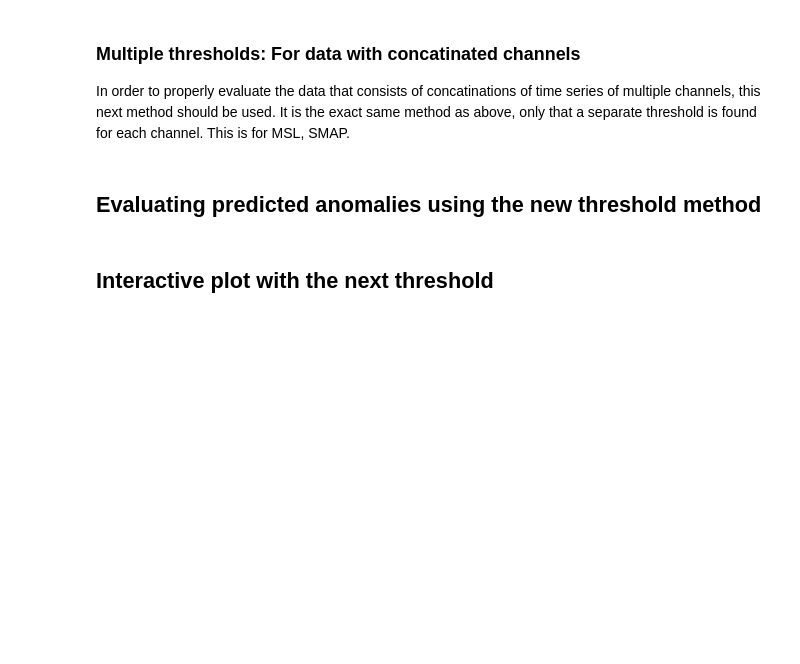
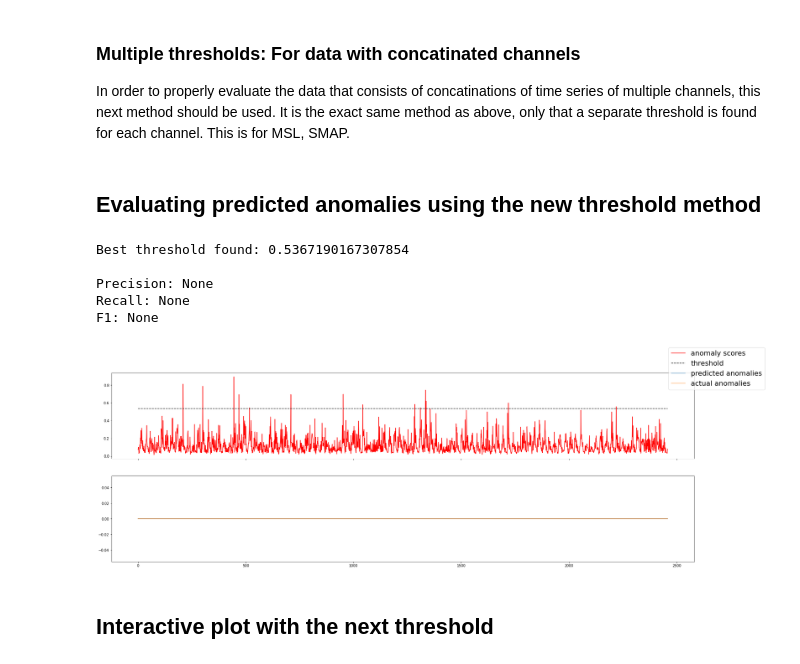
Before and after one commit to ML4ITS/mtad-gat-pytorch, a Jupyter notebook: visualization/result_visualizer.ipynb, the cells around one changed output. Cells and saved outputs as stored; diff of their text form; code cells hidden in the pictures; blank space fills up the shorter version.

```diff
--- a/visualization/result_visualizer.ipynb
+++ b/visualization/result_visualizer.ipynb
@@ -128,9 +138,9 @@ def adjust_predicts(score, label, threshold, advance=1, pred=None, calc_latency=
 import more_itertools as mit
 
 #data_name = "SMD/3-4"
-data_name = 'MSL'
+#data_name = 'MSL'
 #data_name = 'SMAP'
-# data_name = 'TELENOR'
+data_name = 'TELENOR/J0847/21042021_232131'
 
 output_path = f'../output/{data_name}'
 plotter = Plotter(output_path)
@@ -146,15 +160,12 @@ For MSL, SMAP and TELENOR, the time series for different channels are concatinat
 Each has a file called *labeled_anomalies.csv* that holds information about how long the sequences for each channel is (SMAP and MSL shares this file).
 # %%
-if data_name in ['SMAP', 'MSL', 'TELENOR']:
-    if data_name == 'TELENOR':
-        md = pd.read_csv('../datasets/TELENOR/labeled_anomalies.csv')
-    else:
-        md = pd.read_csv('../datasets/data/labeled_anomalies.csv')
-        # If SMAP or MSL, only keep channels belonging to that dataset:
-        # Also, P-2 is not included for some reason
-        if 'spacecraft' in md.columns:
-            md = md[md['spacecraft'] == data_name]
-            md = md[md['chan_id'] != 'P-2']
+if data_name in ['SMAP', 'MSL']:
+    md = pd.read_csv('../datasets/data/labeled_anomalies.csv')
+    # If SMAP or MSL, only keep channels belonging to that dataset:
+    # Also, P-2 is not included for some reason
+    if 'spacecraft' in md.columns:
+        md = md[md['spacecraft'] == data_name]
+        md = md[md['chan_id'] != 'P-2']
 
     # Sort values by channel
     md = md.sort_values(by=['chan_id'])
@@ -274,40 +285,46 @@ def find_epsilon_multiple_channels(test_scores):
 # %%
 fig, axs = plt.subplots(2, figsize=(30, 10), sharex=True, )
 
-# For SMD
-if 'SMD' in data_name:
+# For SMD, TELENOR
+if 'SMD' in data_name or data_name.startswith('TELENOR'):
     best_epsilon = find_epsilon(test_scores)
     print(f'Best threshold found: {best_epsilon}\n')
-
-    pred_anom_adjusted = adjust_predicts(test_scores, true_anom, best_epsilon)
-    f1, precision, recall, TP, TN, FP, FN = calc_point2point(pred_anom_adjusted, true_anom)
+    if data_name.startswith('TELENOR'):
+        pred_anom_adjusted = [0]*len(epsilons)
+        f1, precision, recall, TP, TN, FP, FN = None, None, None, None, None, None, None
+    else:
+        pred_anom_adjusted = adjust_predicts(test_scores, true_anom, best_epsilon)
+        f1, precision, recall, TP, TN, FP, FN = calc_point2point(pred_anom_adjusted, true_anom)
     epsilons = [best_epsilon for i in range(len(test_scores))]
 
-# For MSL, SMAP or TELENOR:
+# For MSL, SMAP
 else:
     epsilons = find_epsilon_multiple_channels(test_scores)
-    if data_name != "TELENOR":
-        pred_anom_adjusted = adjust_predicts(test_scores, true_anom, epsilons)
-        f1, precision, recall, TP, TN, FP, FN = calc_point2point(pred_anom_adjusted, true_anom)
-    else:
-        pred_anom_adjusted = [0]*len(epsilons)
-        f1, precision, recall, TP, TN, FP, FN = None, None, None, None, None, None, None
+    pred_anom_adjusted = adjust_predicts(test_scores, true_anom, epsilons)
+    f1, precision, recall, TP, TN, FP, FN = calc_point2point(pred_anom_adjusted, true_anom)
 
     if data_name == 'MSL':
         axs[0].set_ylim([0, 5])
 
 
 
 print(f'Precision: {precision}')
 print(f'Recall: {recall}')
 print(f'F1: {f1}')
 
 axs[0].plot(test_scores, c='r', label='anomaly scores')
 axs[0].plot(epsilons, linestyle='dashed', c='black', label='threshold')
 axs[1].plot(pred_anom_adjusted, label='predicted anomalies', alpha=0.7)
 axs[1].plot(true_anom, label='actual anomalies', alpha=0.7)
 fig.legend(prop={'size': 20})
 plt.show()
+# %% [output]
+Best threshold found: 0.5367190167307854
+
+Precision: None
+Recall: None
+F1: None
+[figure, added]
 # %% [markdown]
 ## Interactive plot with the next threshold
 # %%
```
Also changed, not shown: parts of 7 cells of this notebook.
